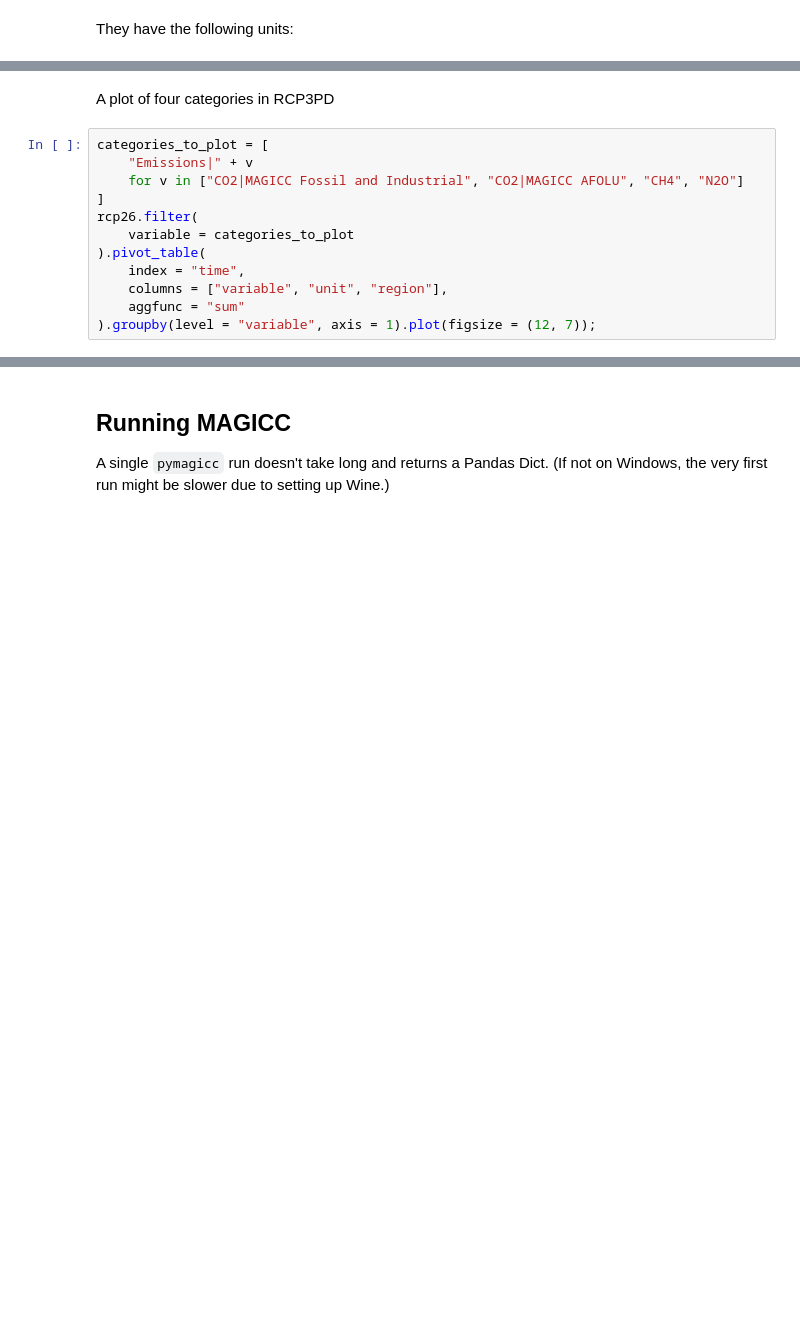
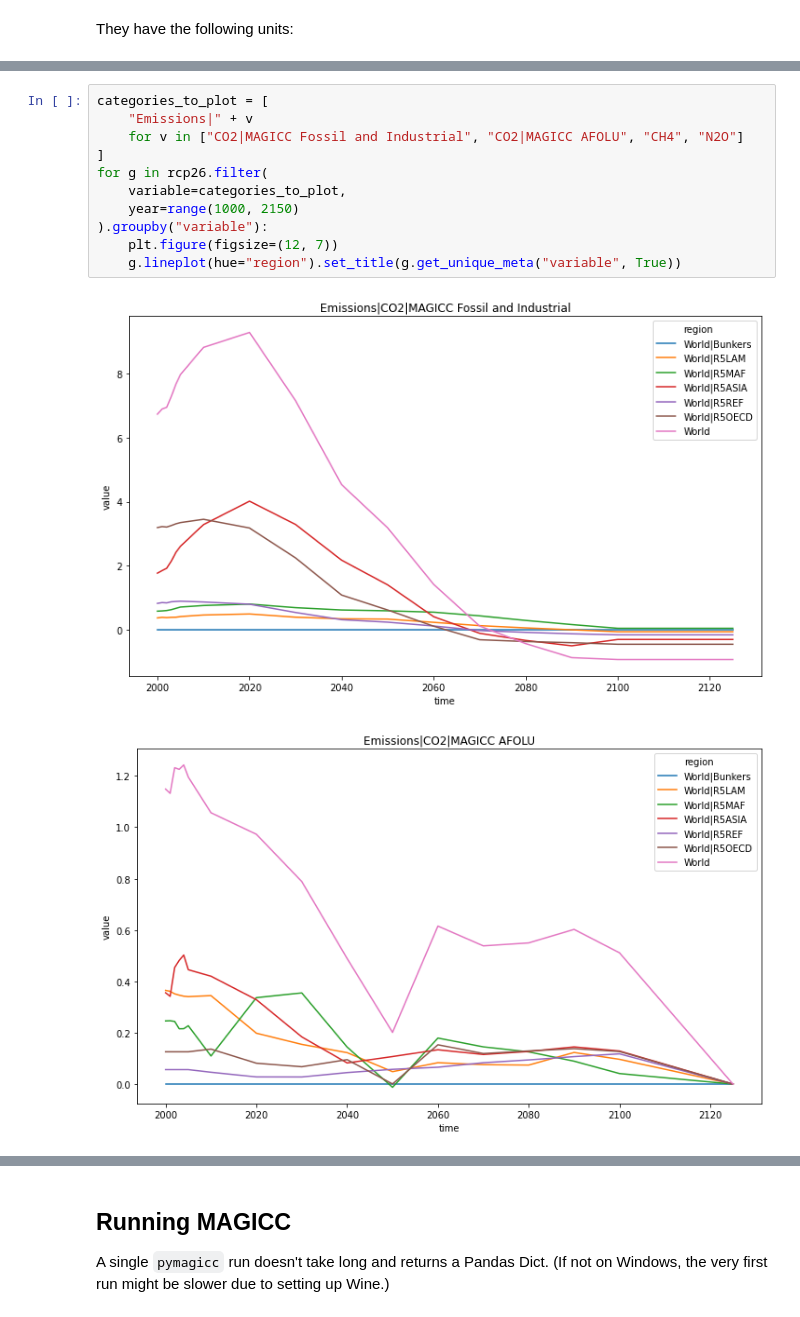
Before and after one commit to hsbay/cdrmex, a Jupyter notebook: ONCtests.ipynb, the cells around one changed output, grey strips where cells are left out. Saved outputs shown, nothing was run; the diff lists cells and outputs as text; blank space fills up the shorter version.

Commit message:
Refactored pymagicc runs, added SSP119, fixed units and titles.

```diff
--- a/ONCtests.ipynb
+++ b/ONCtests.ipynb
@@ -78,14 +127,14 @@ rcp26[["variable", "unit"]].drop_duplicates().head(2)
-# %% [markdown]
-A plot of four categories in RCP3PD
 # %%
 categories_to_plot = [
     "Emissions|" + v
     for v in ["CO2|MAGICC Fossil and Industrial", "CO2|MAGICC AFOLU", "CH4", "N2O"]
 ]
-rcp26.filter(
-    variable = categories_to_plot
-).pivot_table(
-    index = "time",
-    columns = ["variable", "unit", "region"],
-    aggfunc = "sum"
-).groupby(level = "variable", axis = 1).plot(figsize = (12, 7));
+for g in rcp26.filter(
+    variable=categories_to_plot,
+    year=range(1000, 2150)
+).groupby("variable"):
+    plt.figure(figsize=(12, 7))
+    g.lineplot(hue="region").set_title(g.get_unique_meta("variable", True))
+# %% [output]
+[figure, added]
+[figure, added]
```
Also changed, not shown: parts of 25 cells of this notebook.
